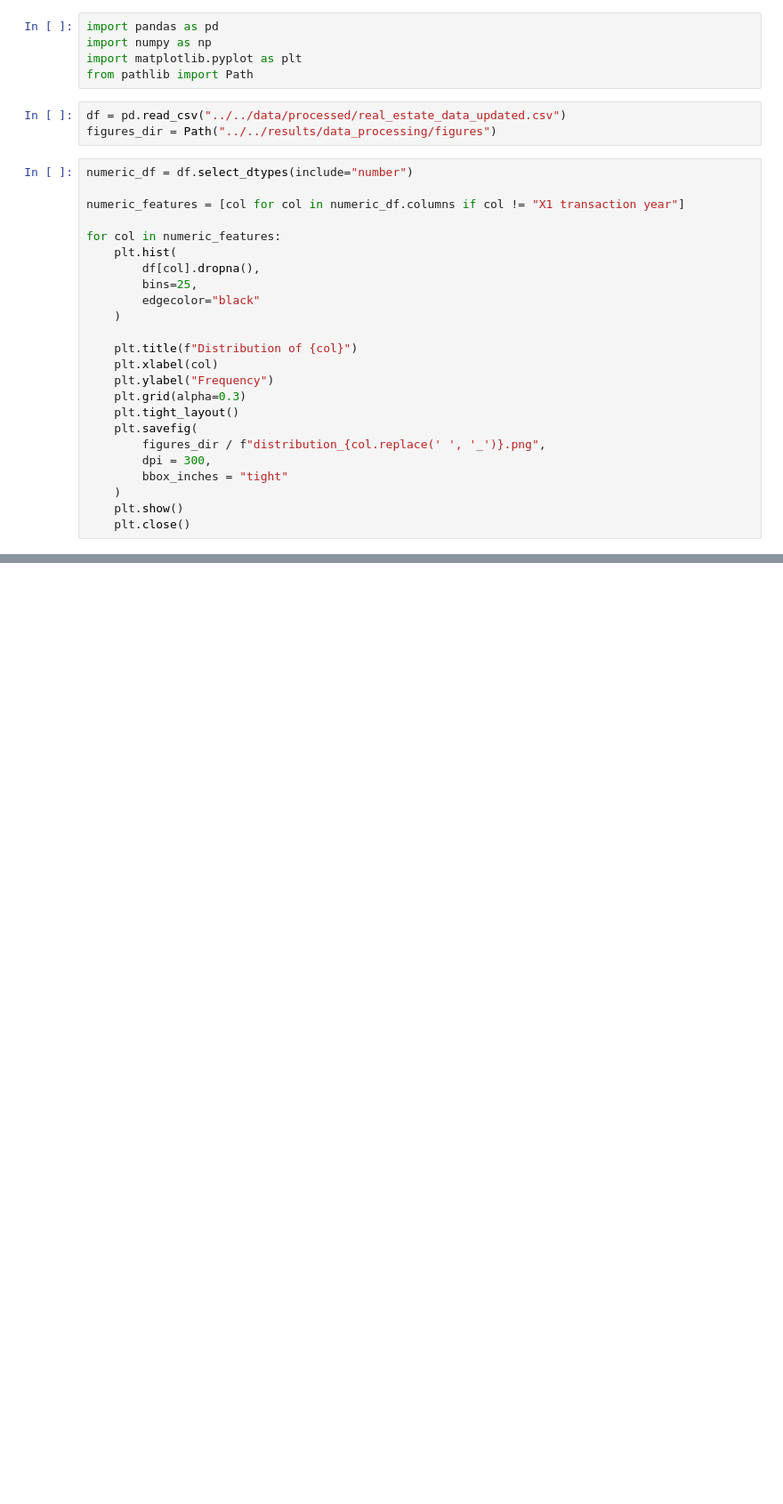
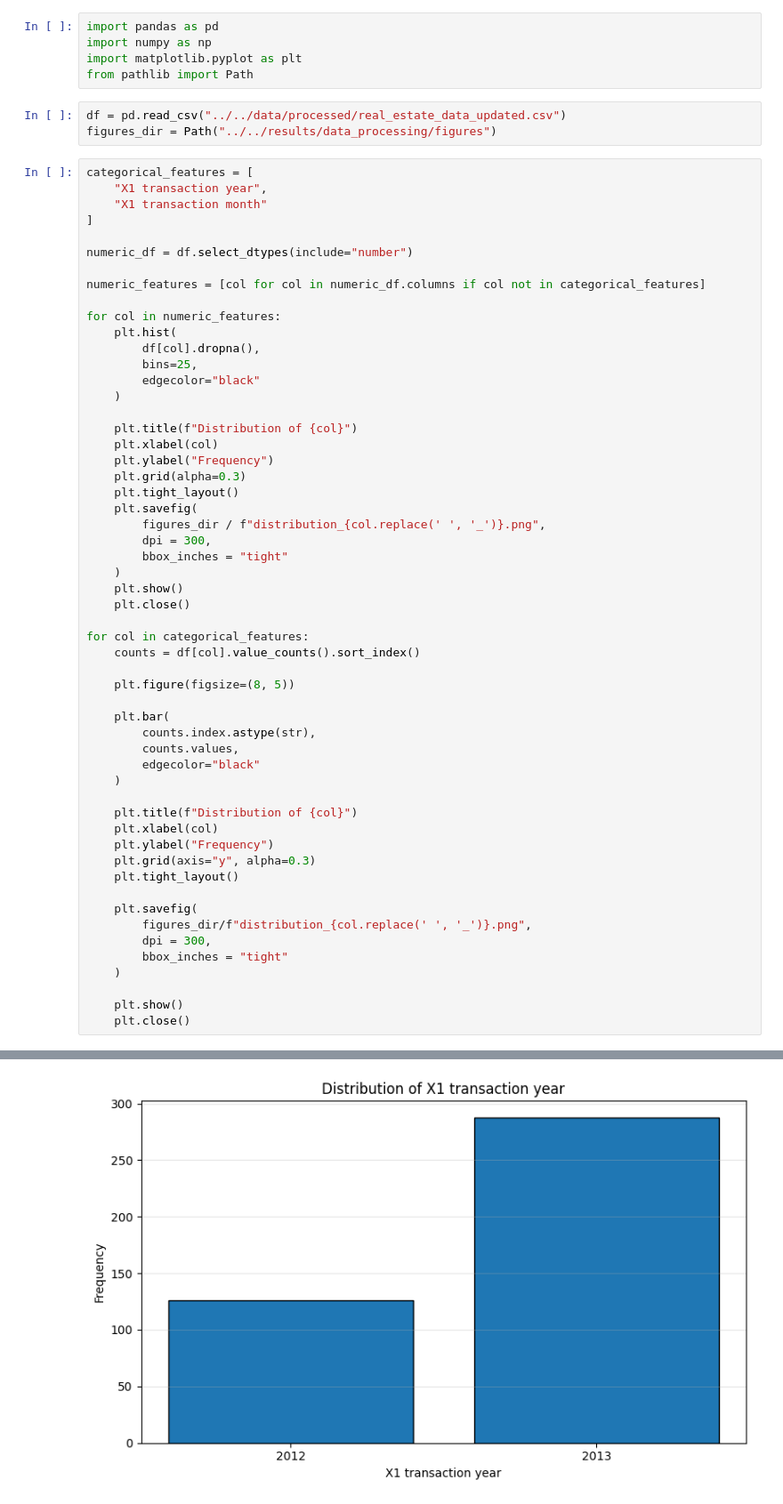
Before and after one commit to Roaljh/Ridge, a Jupyter notebook: notebooks/data_processing/04_distribution_analysis.ipynb, the cells around one changed output, grey strips where cells are left out. Shown at 89% size. Saved outputs shown, nothing was run; the diff lists cells and outputs as text; blank space fills up the shorter version.

```diff
--- a/notebooks/data_processing/04_distribution_analysis.ipynb
+++ b/notebooks/data_processing/04_distribution_analysis.ipynb
@@ -7,33 +7,65 @@ from pathlib import Path
 df = pd.read_csv("../../data/processed/real_estate_data_updated.csv")
 figures_dir = Path("../../results/data_processing/figures")
 # %%
+categorical_features = [
+    "X1 transaction year",
+    "X1 transaction month"
+]
+
 numeric_df = df.select_dtypes(include="number")
 
-numeric_features = [col for col in numeric_df.columns if col != "X1 transaction year"]
+numeric_features = [col for col in numeric_df.columns if col not in categorical_features]
 
 for col in numeric_features:
     plt.hist(
         df[col].dropna(),
         bins=25,
         edgecolor="black"
     )
 
     plt.title(f"Distribution of {col}")
     plt.xlabel(col)
     plt.ylabel("Frequency")
     plt.grid(alpha=0.3)
     plt.tight_layout()
     plt.savefig(
         figures_dir / f"distribution_{col.replace(' ', '_')}.png",
         dpi = 300,
         bbox_inches = "tight"
     )
     plt.show()
     plt.close()
+
+for col in categorical_features:
+    counts = df[col].value_counts().sort_index()
+
+    plt.figure(figsize=(8, 5))
+
+    plt.bar(
+        counts.index.astype(str),
+        counts.values,
+        edgecolor="black"
+    )
+
+    plt.title(f"Distribution of {col}")
+    plt.xlabel(col)
+    plt.ylabel("Frequency")
+    plt.grid(axis="y", alpha=0.3)
+    plt.tight_layout()
+
+    plt.savefig(
+        figures_dir/f"distribution_{col.replace(' ', '_')}.png",
+        dpi = 300,
+        bbox_inches = "tight"
+    )
+
+    plt.show()
+    plt.close()
 # %% [output]
 [figure]
 [figure]
 [figure]
 [figure]
 [figure]
 [figure]
+[figure, added]
```
Also changed, not shown: parts of 1 cell of this notebook, 19 other files.
